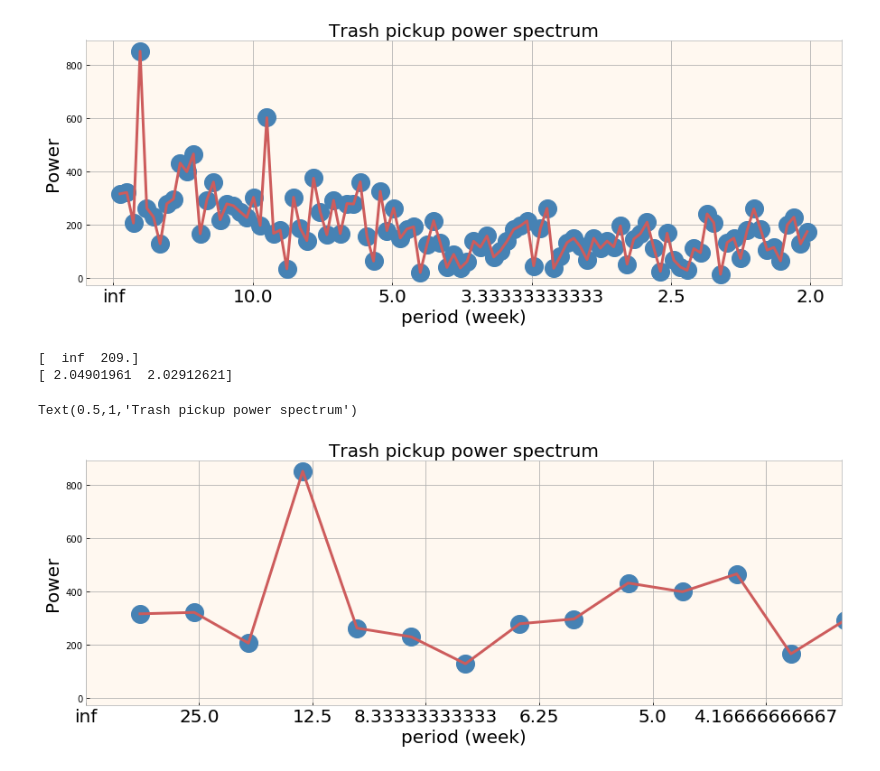
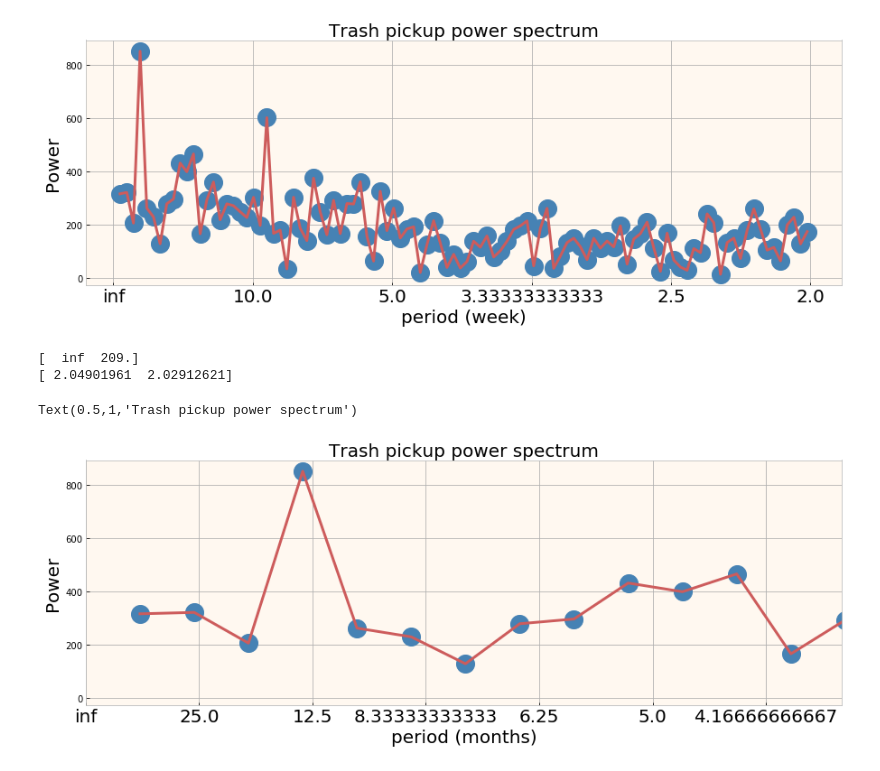
Before and after one commit to fedhere/UInotebooks, a Jupyter notebook: timeseries/fourier.ipynb, the cells around one changed output. Cells and saved outputs as stored; diff of their text form; code cells hidden in the pictures.

```diff
--- a/timeseries/fourier.ipynb
+++ b/timeseries/fourier.ipynb
@@ -184,18 +178,18 @@ Text(0.5,1,'Trash pickup power spectrum')
 # %%
 f = np.abs(np.fft.rfft(trash.Tons_Collected))
 fig=pl.figure(figsize=(15,5))
 ax=fig.add_subplot(111)
 print (1.0/np.fft.rfftfreq(N, 1.0)[0:2])
 print (1.0/np.fft.rfftfreq(N, 1.0)[-3:-1])
 ax.plot(np.fft.rfftfreq(N, 1.0)[1:], (f[1:]), 'o', ms=20)
 ax.plot(np.fft.rfftfreq(N, 1.0)[1:], (f[1:]), '-')
 ax.set_xlim(0,1.0/15)
 ax.set_xticklabels([ "%s"%(1/4./f) for f in ax.get_xticks()], fontsize=20)
-pl.xlabel("period (week)", fontsize=20)
+pl.xlabel("period (months)", fontsize=20)
 pl.ylabel("Power", fontsize=20)
 pl.title("Trash pickup power spectrum", fontsize=20)
 # %% [output]
 [  inf  209.]
 [ 2.04901961  2.02912621]
 Text(0.5,1,'Trash pickup power spectrum')
-[figure, old version]
+[figure, new version]
```
Also changed, not shown: parts of 3 cells of this notebook.
